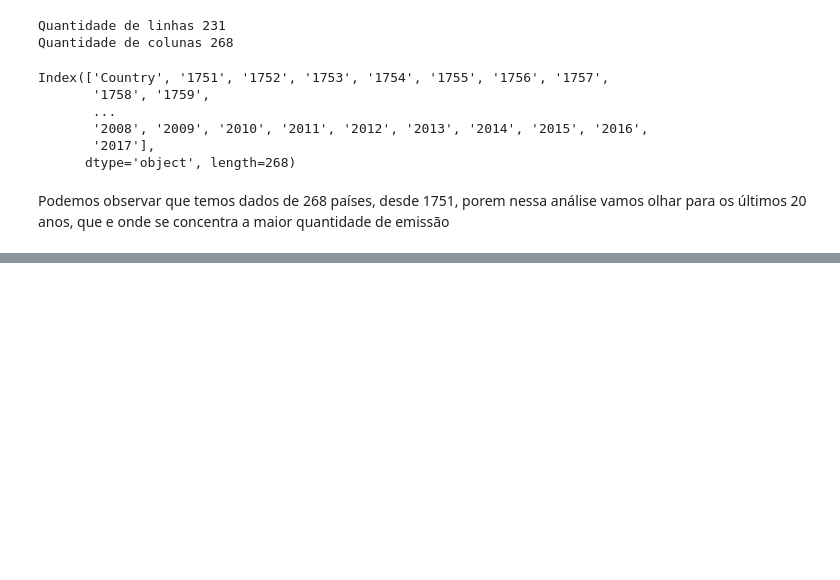
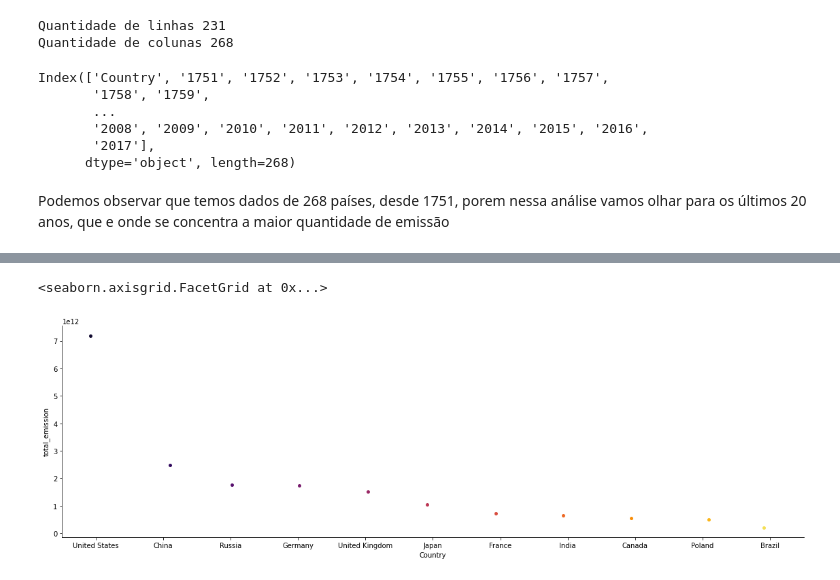
Before and after one commit to MaksonViini/Green-House-Gases, a Jupyter notebook: green_house_gases.ipynb, the cells around one changed output, grey strips where cells are left out. Cells and saved outputs as stored; diff of their text form; code cells hidden in the pictures; blank space fills up the shorter version.

```diff
--- a/green_house_gases.ipynb
+++ b/green_house_gases.ipynb
@@ -63,0 +218,5 @@ Podemos observar que temos dados de 268 países, desde 1751, porem nessa anális
+# %%
+sns.catplot(x='Country', y='total_emission', data=df_economies, height=5, aspect=25/8, palette='inferno')
+# %% [output]
+<seaborn.axisgrid.FacetGrid at 0x...>
+[figure, added]
```
Also changed, not shown: parts of 38 cells of this notebook, 2 other files.
